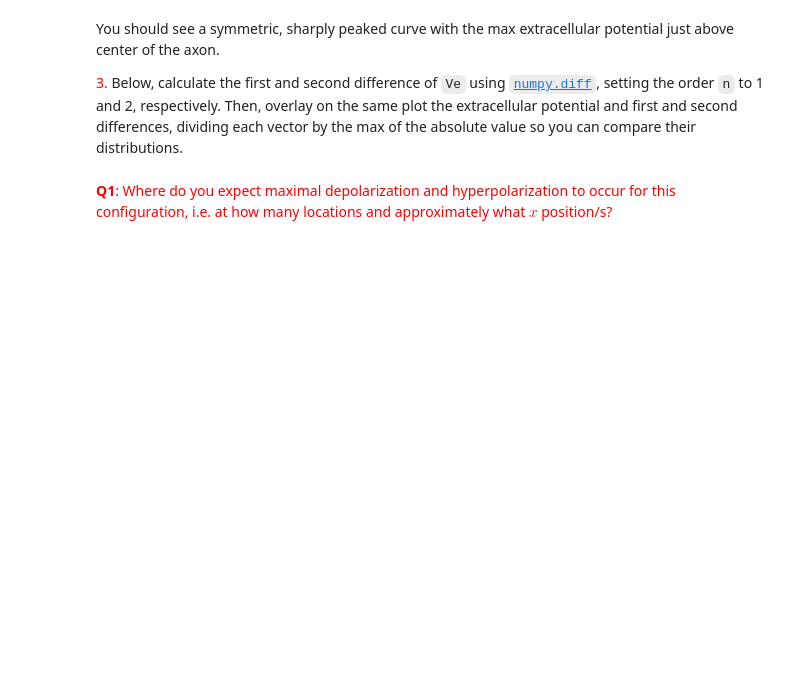
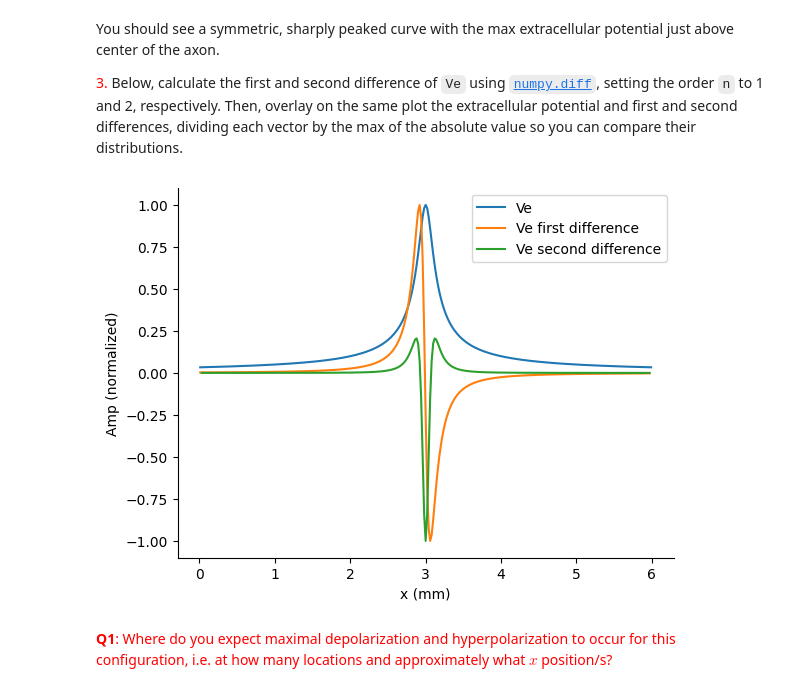
Before and after one commit to lw-miles24/12-CompModNervSys-ExtracellularStim, a Jupyter notebook: CompModNervSys_exercise12.ipynb, the cells around one changed output. Drawn from its saved outputs; the diff is of its cells as text; code cells hidden in the pictures; blank space fills up the shorter version.

```diff
--- a/CompModNervSys_exercise12.ipynb
+++ b/CompModNervSys_exercise12.ipynb
@@ -143,19 +177,23 @@ You should see a symmetric, sharply peaked curve with the max extracellular pote
 <font color='red'> 3. </font> Below, calculate the first and second difference of `Ve` using [`numpy.diff`](https://numpy.org/doc/stable/reference/generated/numpy.diff.html), setting the order `n` to 1 and 2, respectively. Then, overlay on the same plot the extracellular potential and first and second differences, dividing each vector by the max of the absolute value so you can compare their distributions.
 # %%
 # Your code goes here
-Vediff1 = # call np.diff on Ve to compute 1st difference
-Vediff2 = # call np.diff on Ve to compute 2nd difference
+Vediff1 = np.diff(Ve,1) # call np.diff on Ve to compute 1st difference
+Vediff2 = np.diff(Ve,2) # call np.diff on Ve to compute 2nd difference
 
 fig = plt.figure()
 ax = fig.add_subplot(111)
 ax.plot(uaxon.coords[:,0]*1e-3,Ve/np.max(np.abs(Ve)),label='Ve')
+ax.plot(uaxon.coords[:-1,0]*1e-3,Vediff1/np.max(np.abs(Vediff1)),label='Ve first difference')
+ax.plot(uaxon.coords[1:-1,0]*1e-3,Vediff2/np.max(np.abs(Vediff2)),label='Ve second difference')
 # Plot normalized 1st and 2nd difference here
 # make sure to index uaxon.coords appropriately since there taking the 1st difference reults
 # in 1 fewer elements in the vector, and the 2nd difference results in 2 fewer elements
 
 ax.set_xlabel('x (mm)')
 ax.set_ylabel('Amp (normalized)')
 ax.legend();
+# %% [output]
+[figure, added]
 # %% [markdown]
 <font color='red'>**Q1**:
 Where do you expect maximal depolarization and hyperpolarization to occur for this configuration, i.e. at how many locations and approximately what $x$ position/s?
```
Also changed, not shown: parts of 12 cells of this notebook.
